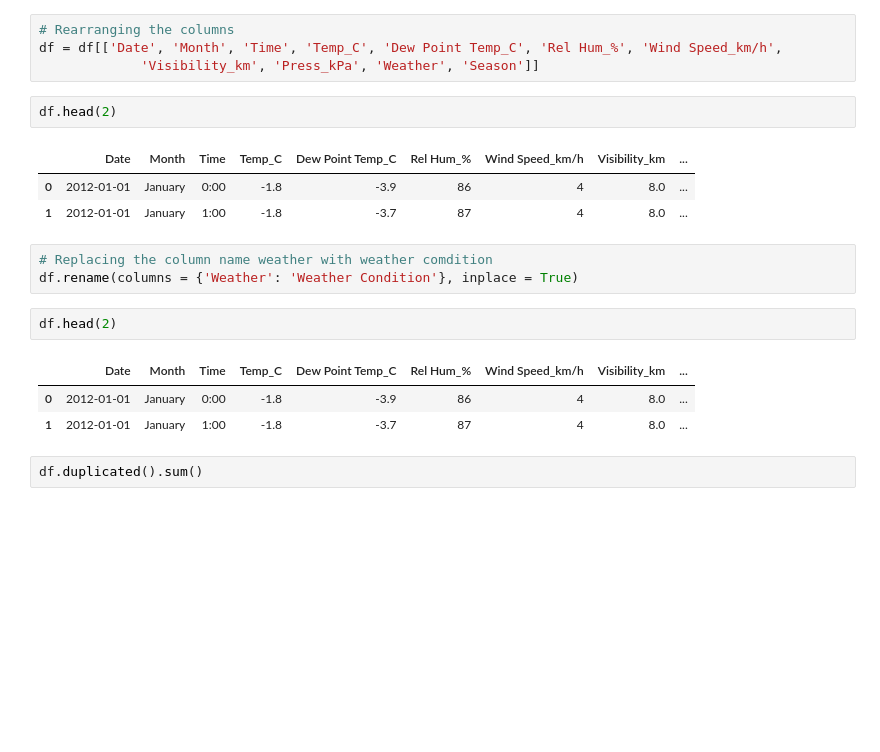
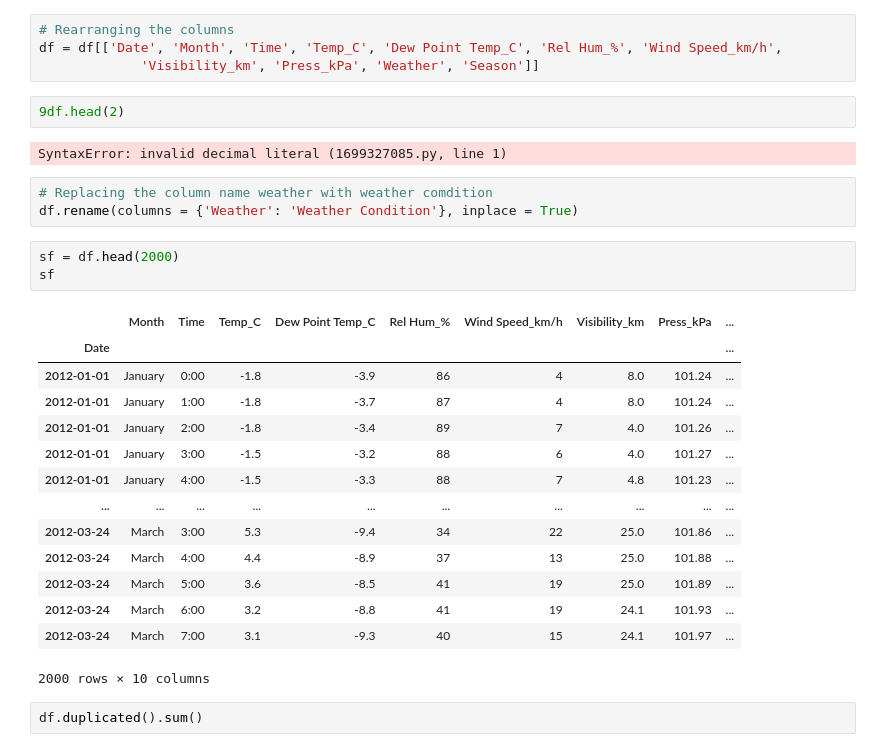
Before and after one commit to Sameerverma32/Project, a Jupyter notebook: test.ipynb, the cells around one changed output. Drawn from its saved outputs; the diff is of its cells as text; blank space fills up the shorter version.

```diff
--- a/test.ipynb
+++ b/test.ipynb
@@ -144,20 +144,30 @@ df.head(2)
 df = df[['Date', 'Month', 'Time', 'Temp_C', 'Dew Point Temp_C', 'Rel Hum_%', 'Wind Speed_km/h',
              'Visibility_km', 'Press_kPa', 'Weather', 'Season']]
 # %%
-df.head(2)
+9df.head(2)
 # %% [output]
-|  | Date | Month | Time | Temp_C | Dew Point Temp_C | Rel Hum_% | Wind Speed_km/h | Visibility_km | ... |
-| 0 | 2012-01-01 | January | 0:00 | -1.8 | -3.9 | 86 | 4 | 8.0 | ... |
-| 1 | 2012-01-01 | January | 1:00 | -1.8 | -3.7 | 87 | 4 | 8.0 | ... |
+SyntaxError: invalid decimal literal (1699327085.py, line 1)
 # %%
 # Replacing the column name weather with weather comdition
 df.rename(columns = {'Weather': 'Weather Condition'}, inplace = True)
-# %%
-df.head(2)
-# %% [output]
-|  | Date | Month | Time | Temp_C | Dew Point Temp_C | Rel Hum_% | Wind Speed_km/h | Visibility_km | ... |
-| 0 | 2012-01-01 | January | 0:00 | -1.8 | -3.9 | 86 | 4 | 8.0 | ... |
-| 1 | 2012-01-01 | January | 1:00 | -1.8 | -3.7 | 87 | 4 | 8.0 | ... |
+# %%
+sf = df.head(2000)
+sf
+# %% [output]
+|  | Month | Time | Temp_C | Dew Point Temp_C | Rel Hum_% | Wind Speed_km/h | Visibility_km | Press_kPa | ... |
+| Date |  |  |  |  |  |  |  |  | ... |
+| 2012-01-01 | January | 0:00 | -1.8 | -3.9 | 86 | 4 | 8.0 | 101.24 | ... |
+| 2012-01-01 | January | 1:00 | -1.8 | -3.7 | 87 | 4 | 8.0 | 101.24 | ... |
+| 2012-01-01 | January | 2:00 | -1.8 | -3.4 | 89 | 7 | 4.0 | 101.26 | ... |
+| 2012-01-01 | January | 3:00 | -1.5 | -3.2 | 88 | 6 | 4.0 | 101.27 | ... |
+| 2012-01-01 | January | 4:00 | -1.5 | -3.3 | 88 | 7 | 4.8 | 101.23 | ... |
+| ... | ... | ... | ... | ... | ... | ... | ... | ... | ... |
+| 2012-03-24 | March | 3:00 | 5.3 | -9.4 | 34 | 22 | 25.0 | 101.86 | ... |
+| 2012-03-24 | March | 4:00 | 4.4 | -8.9 | 37 | 13 | 25.0 | 101.88 | ... |
+| 2012-03-24 | March | 5:00 | 3.6 | -8.5 | 41 | 19 | 25.0 | 101.89 | ... |
+| 2012-03-24 | March | 6:00 | 3.2 | -8.8 | 41 | 19 | 24.1 | 101.93 | ... |
+| 2012-03-24 | March | 7:00 | 3.1 | -9.3 | 40 | 15 | 24.1 | 101.97 | ... |
+2000 rows × 10 columns
 # %%
 df.duplicated().sum()
 # %% [output]
```
Also changed, not shown: 3 other files.
